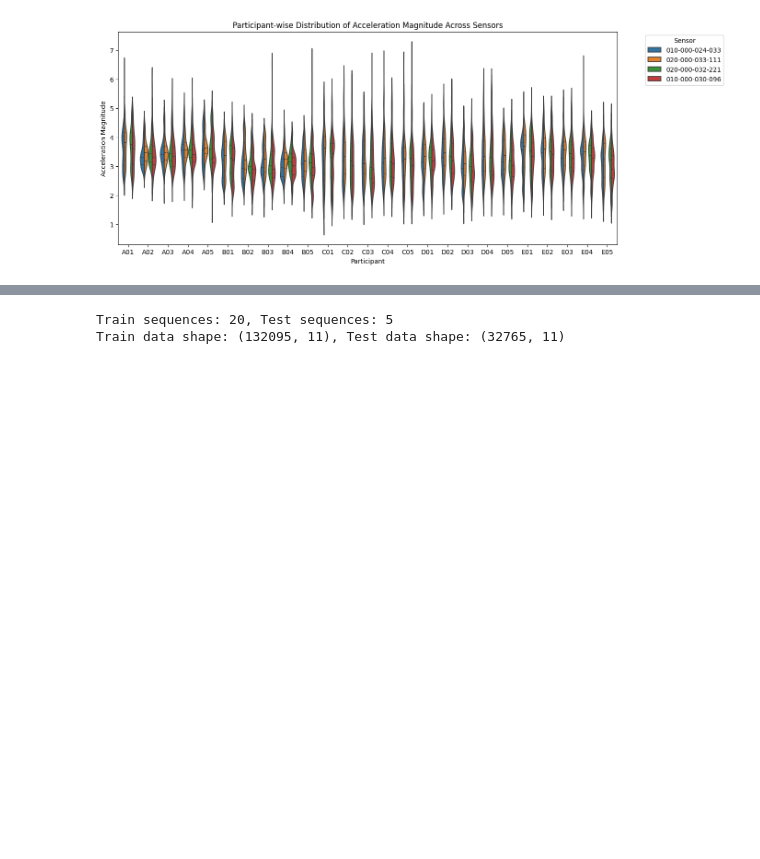
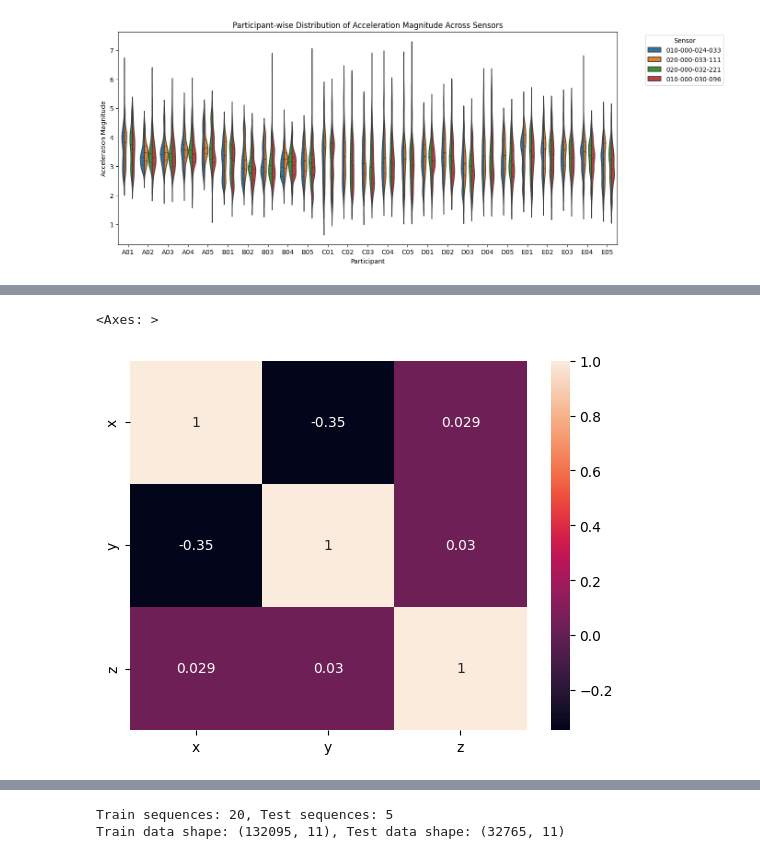
Before and after one commit to XjFa/fall-detection-system, a Jupyter notebook: notebooks/model_fitting.ipynb, the cells around one changed output, grey strips where cells are left out. Cells and saved outputs as stored; diff of their text form; code cells hidden in the pictures; blank space fills up the shorter version.

```diff
--- a/notebooks/model_fitting.ipynb
+++ b/notebooks/model_fitting.ipynb
@@ -323,0 +359,5 @@ plt.show()
+# %%
+sns.heatmap(df[['x','y','z']].corr(), annot=True)
+# %% [output]
+<Axes: >
+[figure, added]
```
Also changed, not shown: parts of 15 cells of this notebook, 5 other files.
